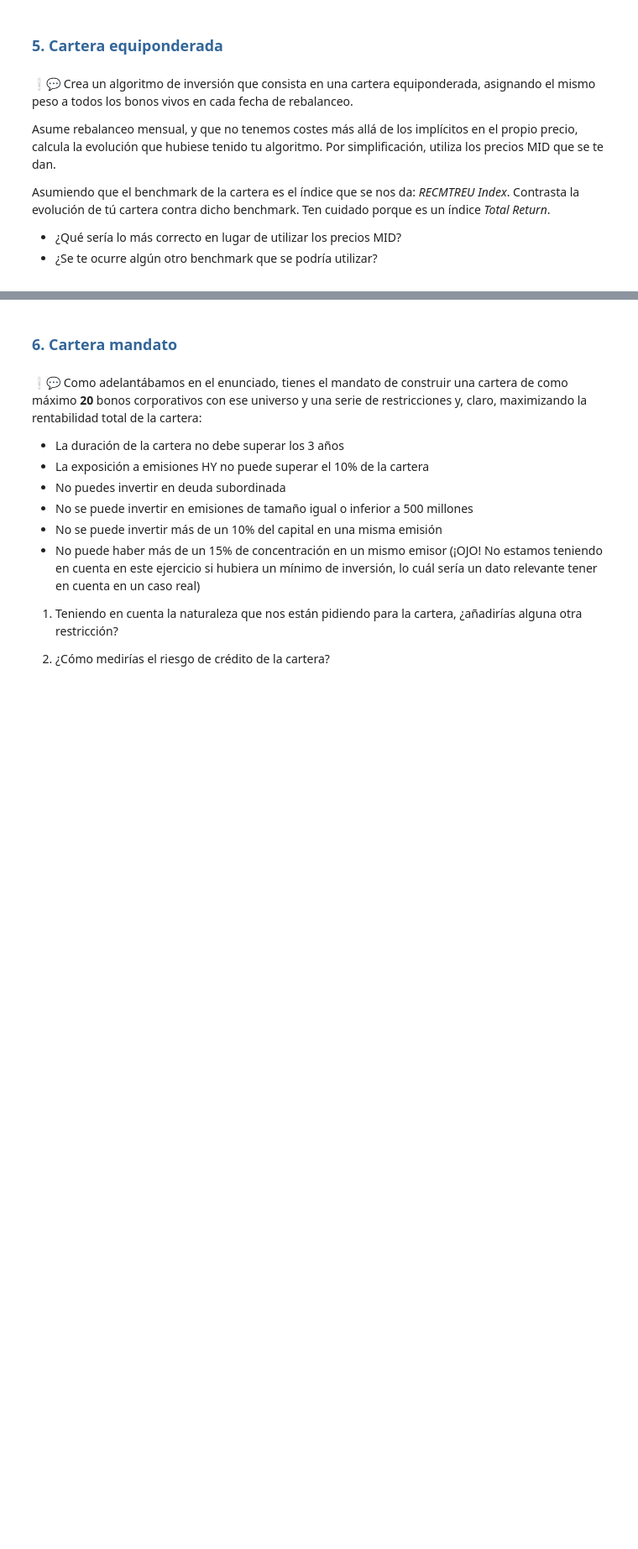
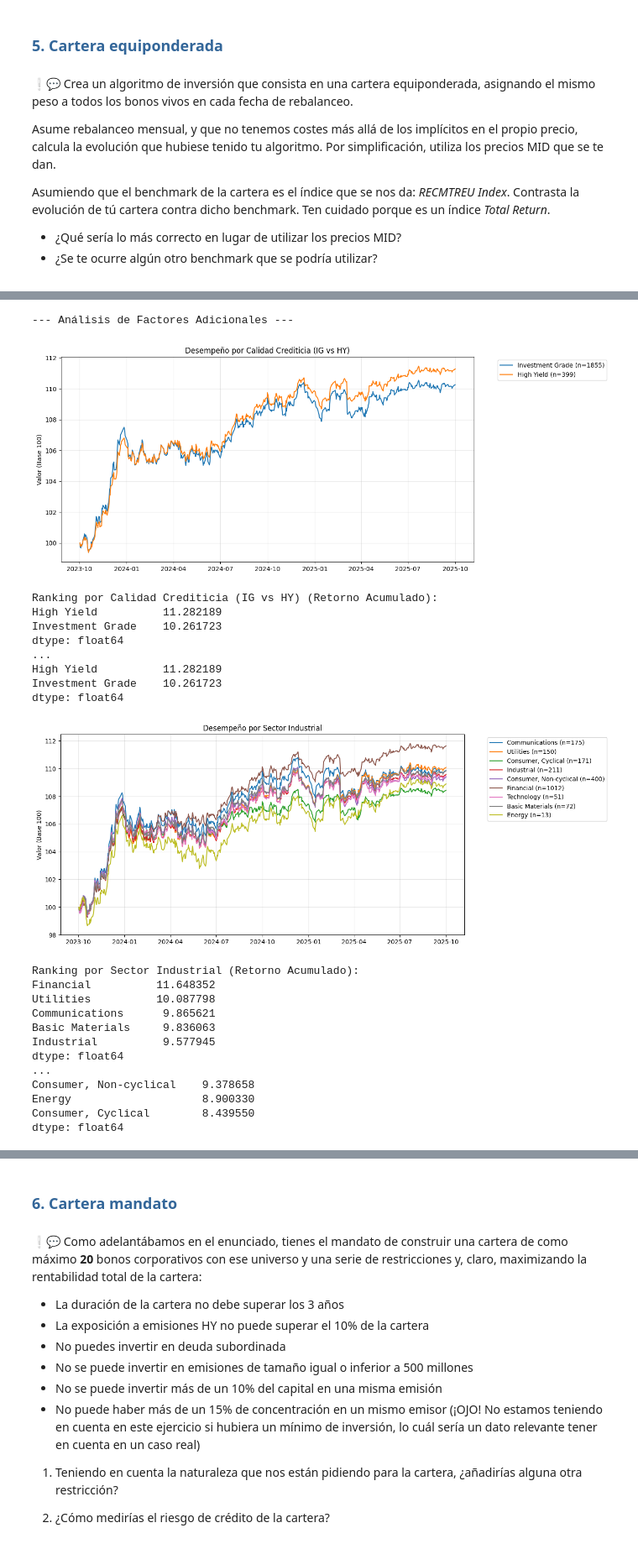
Before and after one commit to javierhernandezm/MIAX---Modulo-2, a Jupyter notebook: src/TallerRF_AnálisisCartera_Enunciado.ipynb, the cells around one changed output, grey strips where cells are left out. Shown: that part at 84% size. Saved outputs shown, nothing was run; the diff lists cells and outputs as text; code cells hidden in the pictures; blank space fills up the shorter version.

```diff
--- a/src/TallerRF_AnálisisCartera_Enunciado.ipynb
+++ b/src/TallerRF_AnálisisCartera_Enunciado.ipynb
@@ -937,0 +1067,78 @@ KeyError: Timestamp('2023-10-31 00:00:00')
+# %%
+print("\n--- Análisis de Factores Adicionales ---")
+
+# Función auxiliar para calcular retorno acumulado por grupo
+def analizar_factor(columna_factor, nombre_factor):
+    # Agrupamos por el factor y calculamos el retorno medio de cada grupo
+    # Usamos una lógica simplificada de Price Return acumulado
+    resultados = {}
+
+    grupos = universo_valoracion[columna_factor].dropna().unique()
+
+    plt.figure(figsize=(12, 6))
+
+    for grupo in grupos:
+        # Filtramos bonos de este grupo
+        ids_grupo = universo_valoracion[universo_valoracion[columna_factor] == grupo].index
+        ids_validos = df_bonos_final.columns.intersection(ids_grupo)
+
+        if len(ids_validos) < 10: continue # Ignoramos grupos muy pequeños
+
+        # Calculamos índice
+        precios = df_bonos_final[ids_validos].fillna(method='ffill')
+        ret_diario = precios.pct_change().mean(axis=1).fillna(0)
+        indice = (1 + ret_diario).cumprod() * 100
+
+        plt.plot(indice, label=f"{grupo} (n={len(ids_validos)})")
+        resultados[grupo] = indice.iloc[-1] - 100
+
+    plt.title(f'Desempeño por {nombre_factor}')
+    plt.ylabel('Valor (Base 100)')
+    plt.legend(bbox_to_anchor=(1.05, 1), loc='upper left')
+    plt.grid(True, alpha=0.3)
+    plt.show()
+
+    # Mostrar tabla ordenada de ganadores
+    df_res = pd.Series(resultados).sort_values(ascending=False)
+    print(f"\nRanking por {nombre_factor} (Retorno Acumulado):")
+    print(df_res.head(5))
+    print("...")
+    print(df_res.tail(3))
+
+# 1. TEST DE RATING (Agrupamos un poco para no tener 20 líneas)
+# Creamos una columna simplificada: IG vs HY
+def simplificar_rating(r):
+    if pd.isna(r): return 'N/A'
+    if any(x in str(r) for x in ['AAA', 'AA', 'A', 'BBB']): return 'Investment Grade'
+    return 'High Yield'
+
+universo_valoracion['Rating_Group'] = universo_valoracion['Rating'].apply(simplificar_rating)
+analizar_factor('Rating_Group', 'Calidad Crediticia (IG vs HY)')
+
+# 2. TEST DE SECTOR
+# Usamos 'Industry Sector'
+analizar_factor('Industry Sector', 'Sector Industrial')
+# %% [output]
+--- Análisis de Factores Adicionales ---
+[figure, added]
+Ranking por Calidad Crediticia (IG vs HY) (Retorno Acumulado):
+High Yield          11.282189
+Investment Grade    10.261723
+dtype: float64
+...
+High Yield          11.282189
+Investment Grade    10.261723
+dtype: float64
+[figure, added]
+Ranking por Sector Industrial (Retorno Acumulado):
+Financial          11.648352
+Utilities          10.087798
+Communications      9.865621
+Basic Materials     9.836063
+Industrial          9.577945
+dtype: float64
+...
+Consumer, Non-cyclical    9.378658
+Energy                    8.900330
+Consumer, Cyclical        8.439550
+dtype: float64
```
Also changed, not shown: parts of 10 cells of this notebook.
